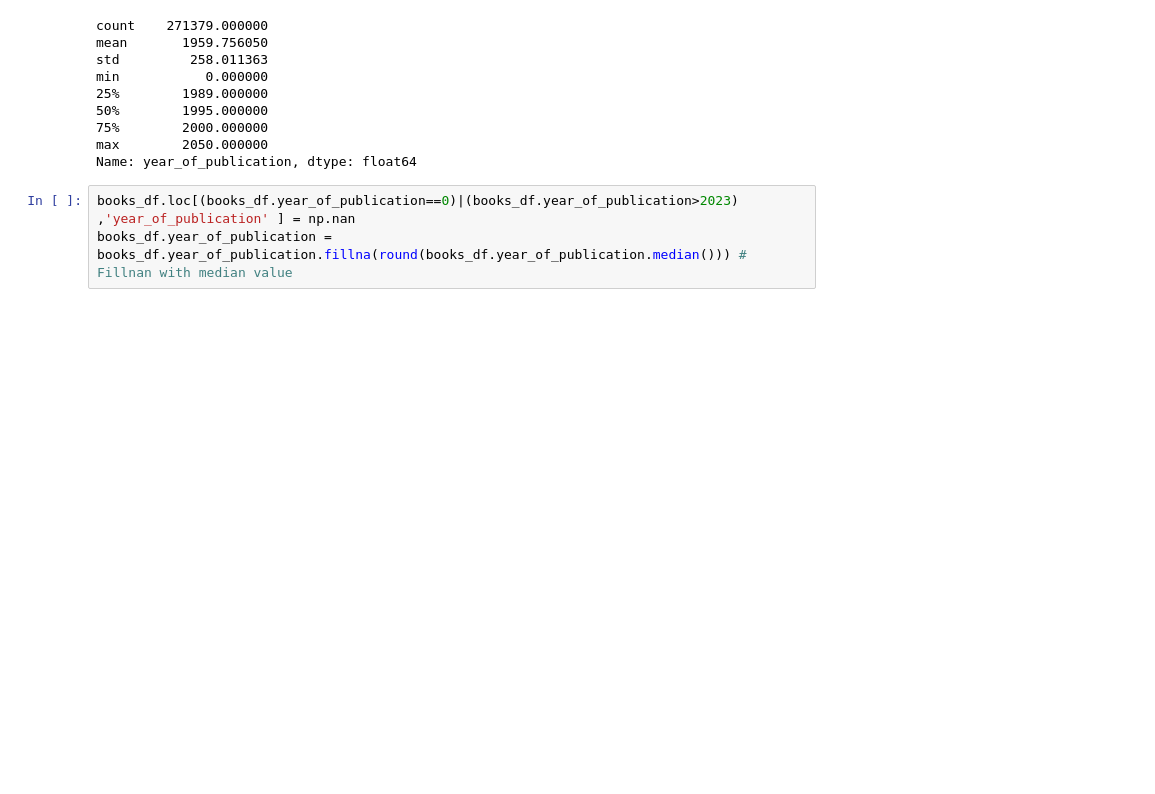
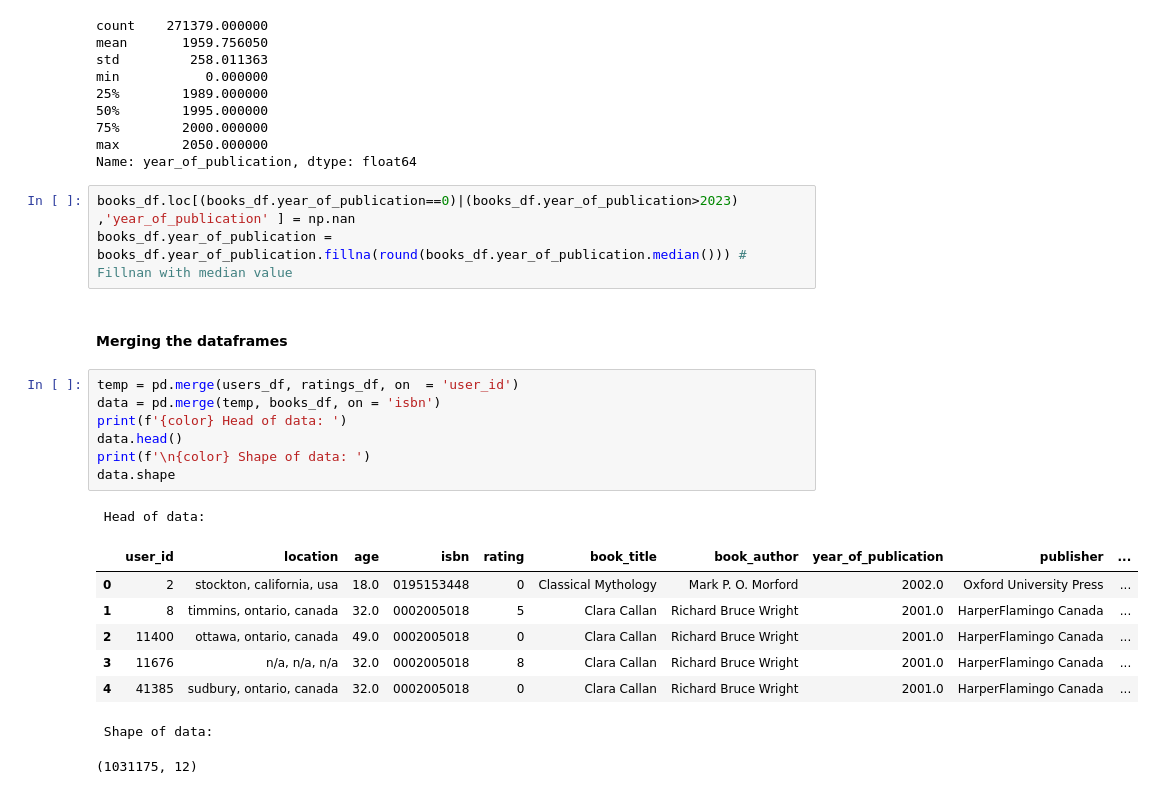
Before and after one commit to ngotruongminhdat/Final-Project--RS, a Jupyter notebook: Proccess_Data.ipynb, the cells around one changed output. Drawn from its saved outputs; the diff is of its cells as text; blank space fills up the shorter version.

```diff
--- a/Proccess_Data.ipynb
+++ b/Proccess_Data.ipynb
@@ -244,3 +252,22 @@ Name: year_of_publication, dtype: float64
 # %%
 books_df.loc[(books_df.year_of_publication==0)|(books_df.year_of_publication>2023) ,'year_of_publication' ] = np.nan
 books_df.year_of_publication = books_df.year_of_publication.fillna(round(books_df.year_of_publication.median())) # Fillnan with median value
+# %% [markdown]
+#### Merging the dataframes
+# %%
+temp = pd.merge(users_df, ratings_df, on  = 'user_id')
+data = pd.merge(temp, books_df, on = 'isbn')
+print(f'{color} Head of data: ')
+data.head()
+print(f'\n{color} Shape of data: ')
+data.shape
+# %% [output]
+ Head of data:
+|  | user_id | location | age | isbn | rating | book_title | book_author | year_of_publication | publisher | ... |
+| 0 | 2 | stockton, california, usa | 18.0 | 0195153448 | 0 | Classical Mythology | Mark P. O. Morford | 2002.0 | Oxford University Press | ... |
+| 1 | 8 | timmins, ontario, canada | 32.0 | 0002005018 | 5 | Clara Callan | Richard Bruce Wright | 2001.0 | HarperFlamingo Canada | ... |
+| 2 | 11400 | ottawa, ontario, canada | 49.0 | 0002005018 | 0 | Clara Callan | Richard Bruce Wright | 2001.0 | HarperFlamingo Canada | ... |
+| 3 | 11676 | n/a, n/a, n/a | 32.0 | 0002005018 | 8 | Clara Callan | Richard Bruce Wright | 2001.0 | HarperFlamingo Canada | ... |
+| 4 | 41385 | sudbury, ontario, canada | 32.0 | 0002005018 | 0 | Clara Callan | Richard Bruce Wright | 2001.0 | HarperFlamingo Canada | ... |
+ Shape of data:
+(1031175, 12)
```
Also changed, not shown: parts of 6 cells of this notebook.
